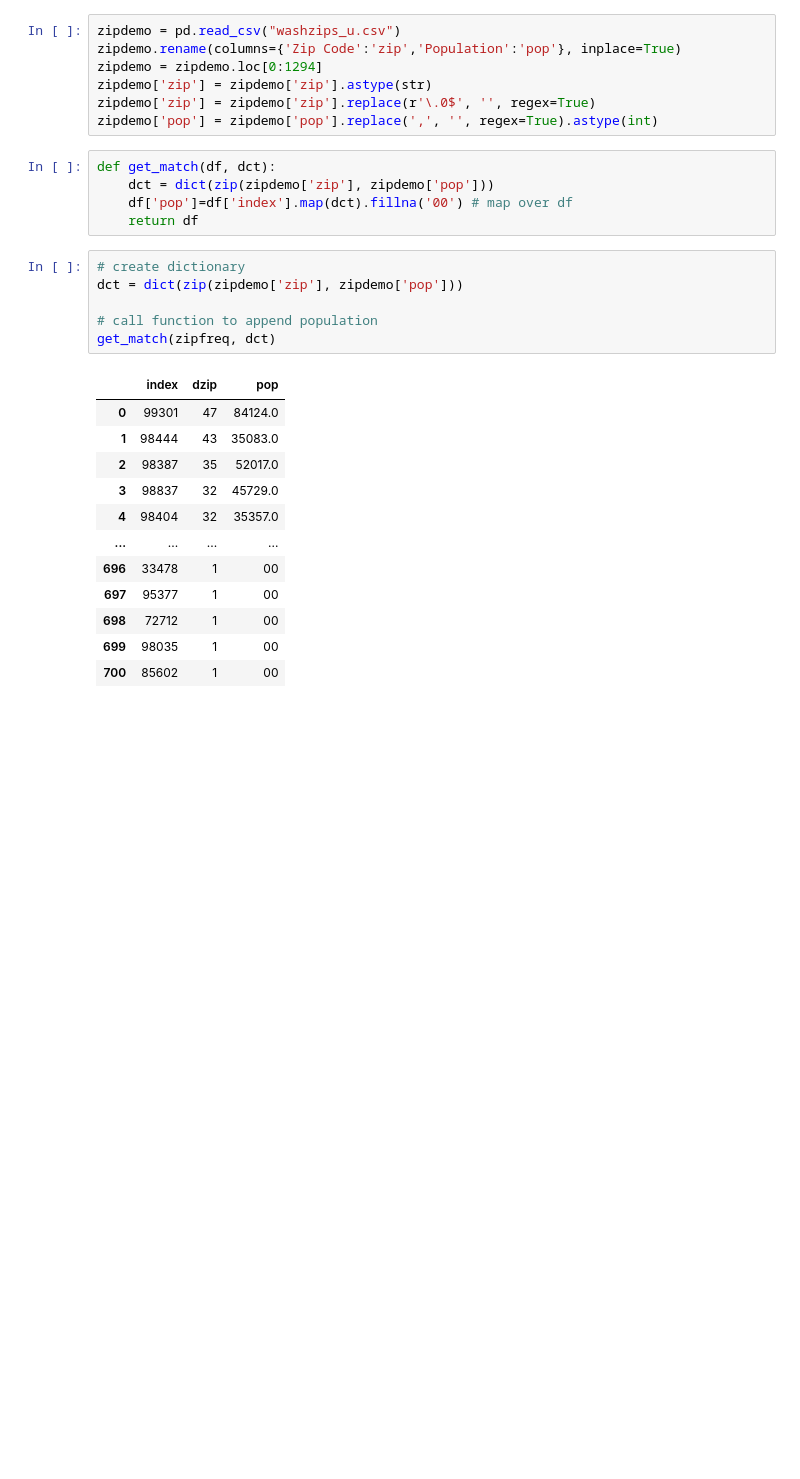
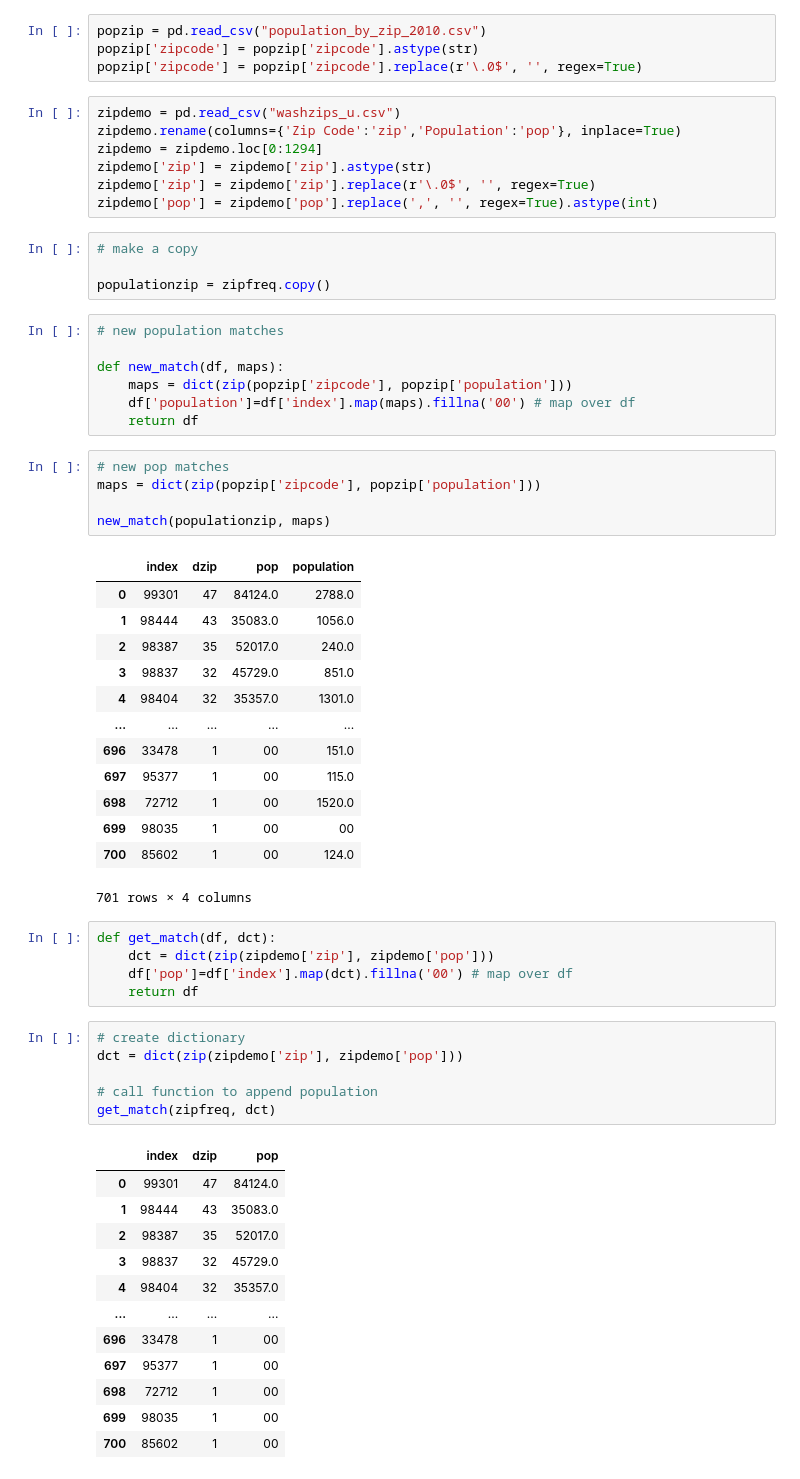
Before and after one commit to uysiri/info-challenge-teamIC23058, a Jupyter notebook: umdinfochallenge.ipynb, the cells around one changed output. Drawn from its saved outputs; the diff is of its cells as text; blank space fills up the shorter version.

```diff
--- a/umdinfochallenge.ipynb
+++ b/umdinfochallenge.ipynb
@@ -248,5 +310,9 @@ behav_tab
 # %%
 zipfreq = pd.DataFrame(data['dzip'].value_counts()).reset_index()
+# %%
+popzip = pd.read_csv("population_by_zip_2010.csv")
+popzip['zipcode'] = popzip['zipcode'].astype(str)
+popzip['zipcode'] = popzip['zipcode'].replace(r'\.0$', '', regex=True)
 # %%
 zipdemo = pd.read_csv("washzips_u.csv")
 zipdemo.rename(columns={'Zip Code':'zip','Population':'pop'}, inplace=True)
@@ -254,6 +320,36 @@ zipdemo = zipdemo.loc[0:1294]
 zipdemo['zip'] = zipdemo['zip'].astype(str)
 zipdemo['zip'] = zipdemo['zip'].replace(r'\.0$', '', regex=True)
 zipdemo['pop'] = zipdemo['pop'].replace(',', '', regex=True).astype(int)
+# %%
+# make a copy
+
+populationzip = zipfreq.copy()
+# %%
+# new population matches
+
+def new_match(df, maps):
+    maps = dict(zip(popzip['zipcode'], popzip['population']))
+    df['population']=df['index'].map(maps).fillna('00') # map over df
+    return df
+# %%
+# new pop matches
+maps = dict(zip(popzip['zipcode'], popzip['population']))
+
+new_match(populationzip, maps)
+# %% [output]
+|  | index | dzip | pop | population |
+| 0 | 99301 | 47 | 84124.0 | 2788.0 |
+| 1 | 98444 | 43 | 35083.0 | 1056.0 |
+| 2 | 98387 | 35 | 52017.0 | 240.0 |
+| 3 | 98837 | 32 | 45729.0 | 851.0 |
+| 4 | 98404 | 32 | 35357.0 | 1301.0 |
+| ... | ... | ... | ... | ... |
+| 696 | 33478 | 1 | 00 | 151.0 |
+| 697 | 95377 | 1 | 00 | 115.0 |
+| 698 | 72712 | 1 | 00 | 1520.0 |
+| 699 | 98035 | 1 | 00 | 00 |
+| 700 | 85602 | 1 | 00 | 124.0 |
+701 rows × 4 columns
 # %%
 def get_match(df, dct):
     dct = dict(zip(zipdemo['zip'], zipdemo['pop']))
```
Also changed, not shown: parts of 6 cells of this notebook.
